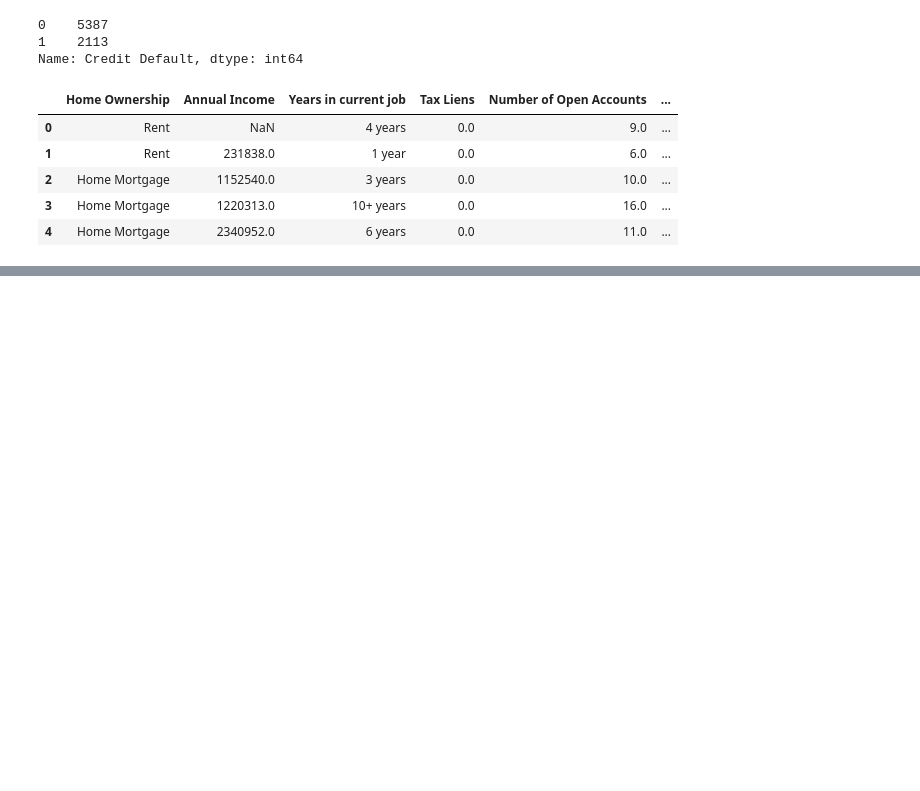
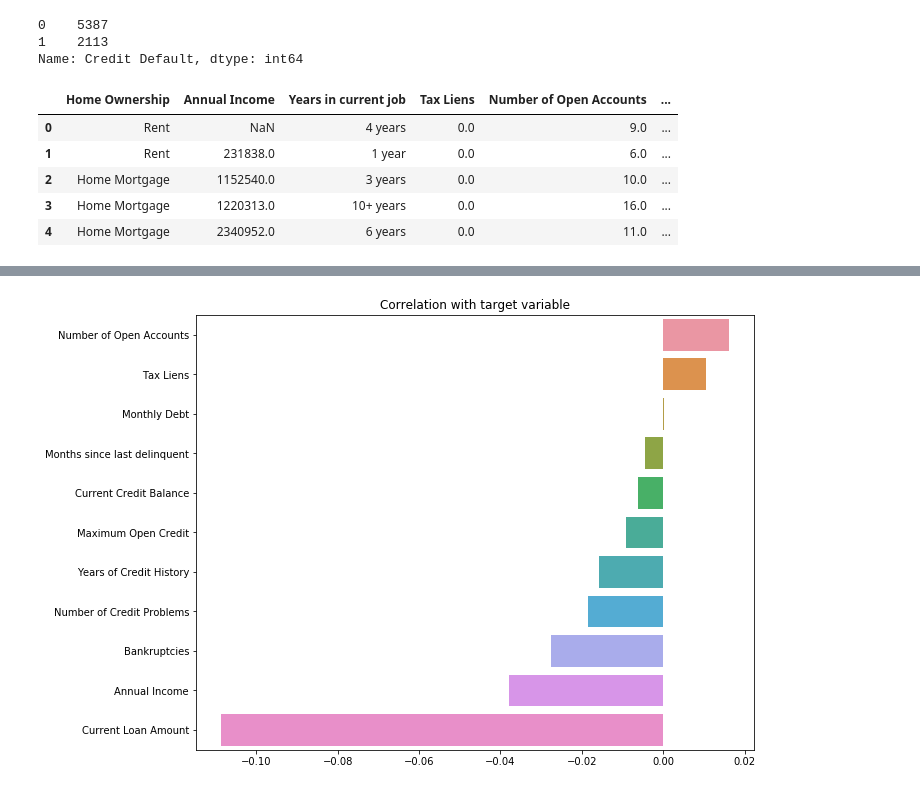
Before and after one commit to rabenkralle/Python_libraries_for_Data_Science, a Jupyter notebook: course_project/RImanov_solution.ipynb, the cells around one changed output, grey strips where cells are left out. Cells and saved outputs as stored; diff of their text form; code cells hidden in the pictures; blank space fills up the shorter version.

```diff
--- a/course_project/RImanov_solution.ipynb
+++ b/course_project/RImanov_solution.ipynb
@@ -101,0 +102,15 @@ print(list(set(df_train.Term)))
+# %%
+TARGET_NAME = 'Credit Score'
+BASE_FEATURE_NAMES = df_test.columns.drop(TARGET_NAME).tolist()
+NEW_FEATURE_NAMES = df_train.columns.drop([TARGET_NAME] + BASE_FEATURE_NAMES)
+# %%
+corr_with_target = df_train[BASE_FEATURE_NAMES + [TARGET_NAME]].corr().iloc[:-1, -1].sort_values(ascending=False)
+
+plt.figure(figsize=(10, 8))
+
+sns.barplot(x=corr_with_target.values, y=corr_with_target.index)
+
+plt.title('Correlation with target variable')
+plt.show()
+# %% [output]
+[figure, added]
```
Also changed, not shown: parts of 4 cells of this notebook.
